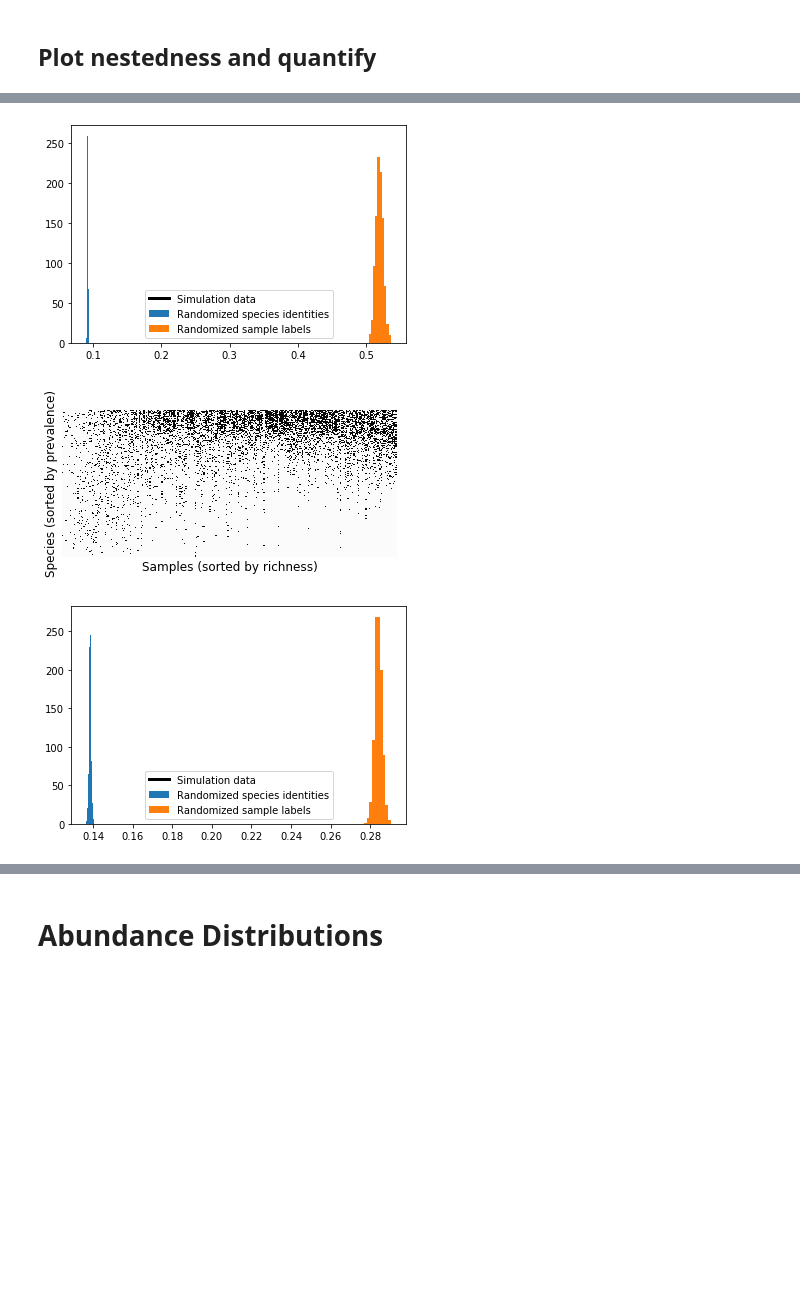
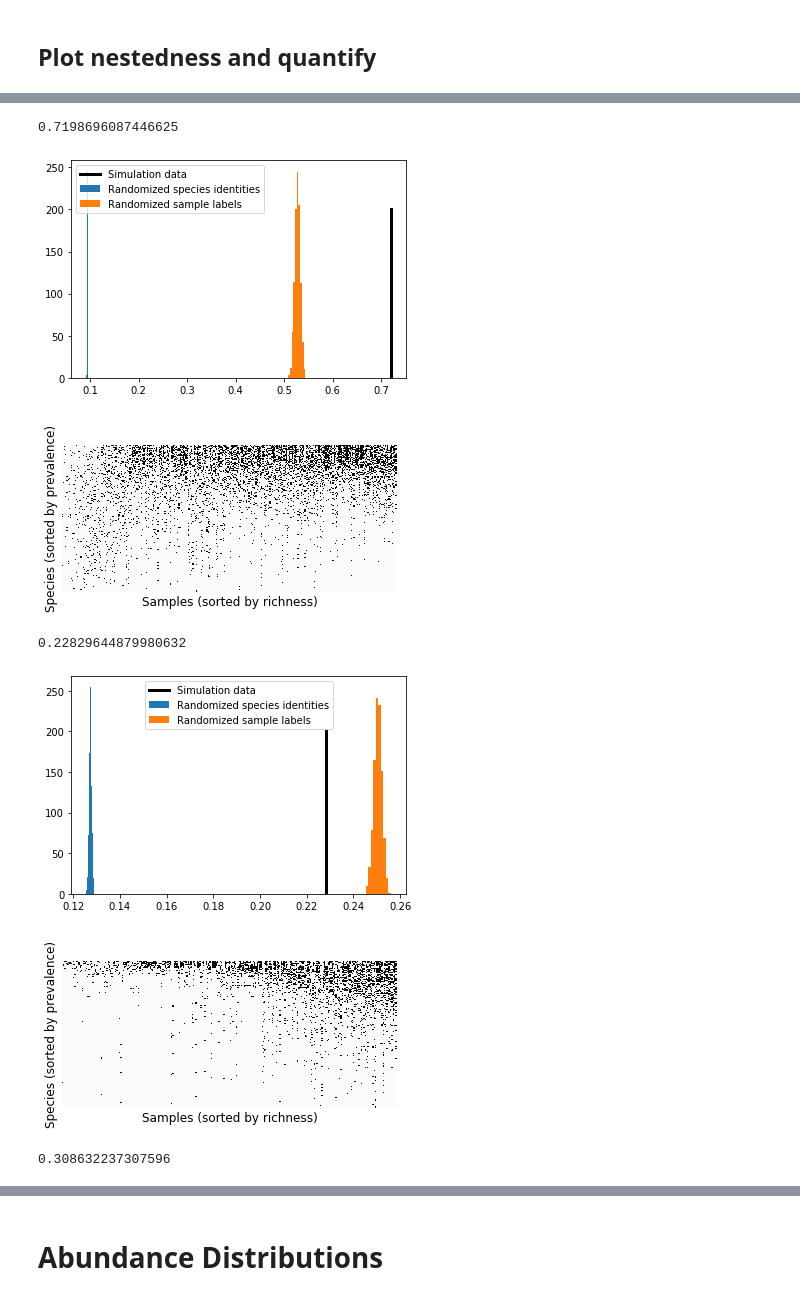
Before and after one commit to Emergent-Behaviors-in-Biology/microbiome-patterns, a Jupyter notebook: A Minimal Model for Microbial Biodiversity.ipynb, the cells around one changed output, grey strips where cells are left out. Cells and saved outputs as stored; diff of their text form; code cells hidden in the pictures; blank space fills up the shorter version.

Commit message:
new data

```diff
--- a/A Minimal Model for Microbial Biodiversity.ipynb
+++ b/A Minimal Model for Microbial Biodiversity.ipynb
@@ -106,7 +106,7 @@ plt.show()
 # %% [markdown]
 ## Determine threshold for removing solver noise
 # %%
-for exp in ['Simple environment', 'Complex environment', 'Dispersal Limited']:
+for exp in ['Simple environment', 'Complex environment', 'Dispersal Limited', 'Dispersal and selection']:
     if exp == 'Dispersal Limited':
         S = 'rand'
     else:
@@ -190,7 +191,7 @@ def NODF(A):
 
     return 2*(np.trace(A.T.dot(Dr.dot(B)))+np.trace(A.dot(Dc.dot(C.T))))/(n*(n-1)+m*(m-1))
 # %%
-for exp in ['Simple environment','Dispersal limited']:
+for exp in ['Simple environment','Dispersal limited','Dispersal and selection']:
     if exp == 'Simple environment':
         S = 150
         thresh = 1e-4
@@ -226,7 +227,8 @@ for exp in ['Simple environment','Dispersal limited']:
         null = null[:,null.sum(axis=0)>0]
         null2.append(NODF(null))
 
-    NODF_data = NODF(N.loc[N.sum(axis=1)>0].T.loc[N.sum(axis=0)>0].T.values>thresh)
+    NODF_data = NODF(N.loc[N.sum(axis=1)>thresh].T.loc[N.sum(axis=0)>thresh].T.values>thresh)
+    print(NODF_data)
 
     fig,ax=plt.subplots()
     ax.hist(null1,label='Randomized species identities')
@@ -242,3 +244,7 @@ for exp in ['Simple environment','Dispersal limited']:
+0.7198696087446625
-[figure, old version]
+[figure, new version]
-[figure, old version]
+[figure, new version]
+0.22829644879980632
-[figure, old version]
+[figure, new version]
+[figure, added]
+0.308632237307596
```
Also changed, not shown: parts of 3 cells of this notebook, 26 other files.
